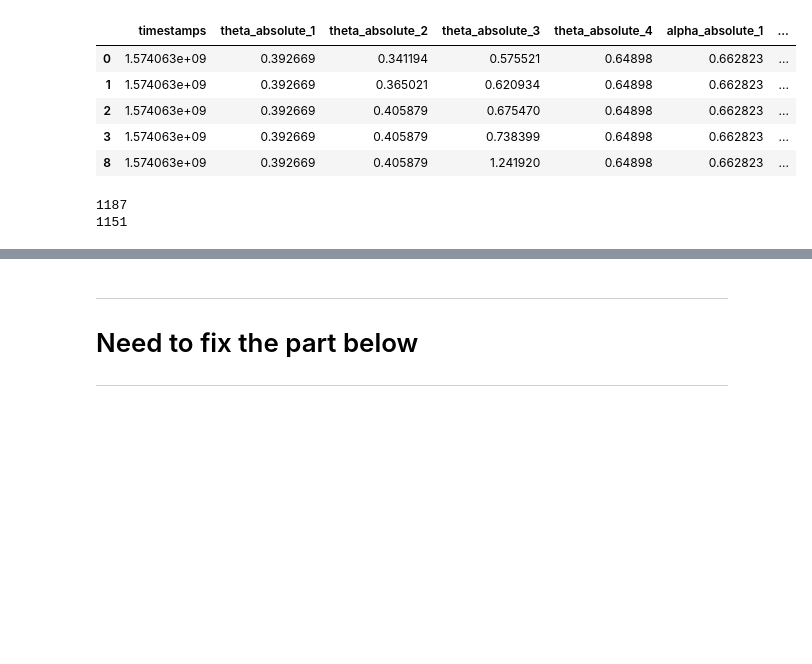
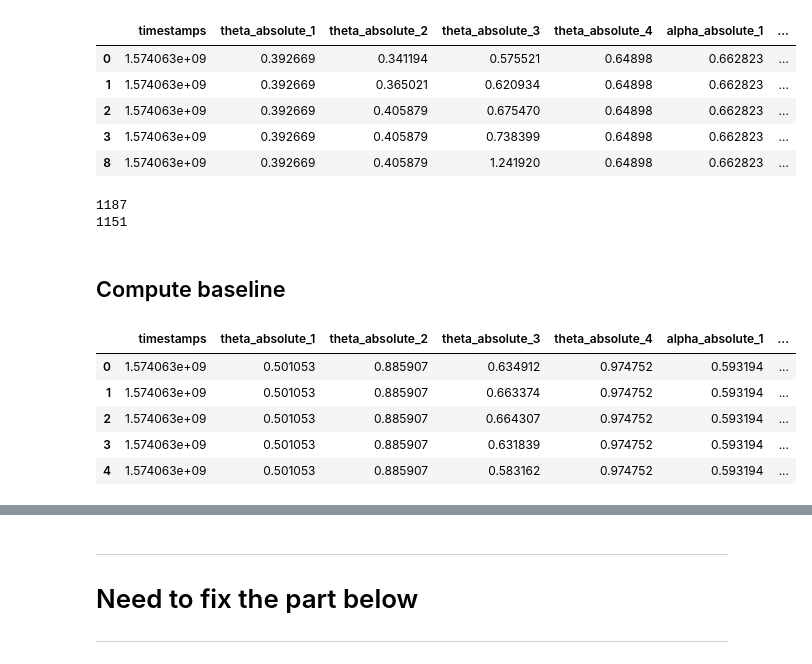
Before and after one commit to kathriwa/HASE19_Music_Project, a Jupyter notebook: eeg_analysis.ipynb, the cells around one changed output, grey strips where cells are left out. Drawn from its saved outputs; the diff is of its cells as text; code cells hidden in the pictures; blank space fills up the shorter version.

Commit message:
Put data loading and cleaning in functions and add baseline calculation

```diff
--- a/eeg_analysis.ipynb
+++ b/eeg_analysis.ipynb
@@ -56,5 +36,10 @@ To be able to remove values with bad signal quality. Timestamp will be the media
 # %%
-df_clean = df_clean.groupby(np.arange(len(df_clean)) // 5).agg({'timestamps':'median',
+def load_and_clean_file(path_to_file, filename):
+    df = pd.read_csv(path_to_file + filename)
+    # Remove unnecessary columns and drop empty rows
+    df_clean = df[[col for col in cols]].dropna(thresh=2).reset_index(drop=True)
+    # Group every 5 rows together to one row
+    df_clean = df_clean.groupby(np.arange(len(df_clean)) // 5).agg({'timestamps':'mean',
                                                                 'theta_absolute_1':'mean',
                                                                 'theta_absolute_2':'mean',
                                                                 'theta_absolute_3':'mean',
@@ -73,5 +58,8 @@ df_clean = df_clean.groupby(np.arange(len(df_clean)) // 5).agg({'timestamps':'me
                                                                 'hsi_precision_3': 'mean',
                                                                 'hsi_precision_4': 'mean'
                                                                })
+    # remove rows with bad signal
+    df_good_signal = df_clean[(df_clean.hsi_precision_1 < 3) & (df_clean.hsi_precision_2 < 3) &
+                          (df_clean.hsi_precision_3 < 3) & (df_clean.hsi_precision_4 < 3)]
 
-df_clean.head(10)
+    return df_good_signal
@@ -106,3 +82,20 @@ print(len(df_good_signal))
 # %% [output]
 1187
 1151
+# %% [markdown]
+## Compute baseline
+# %%
+# Find timestamps for last minute of recording
+begin_last_min = max(df_good_signal.timestamps) - 60
+# find index of first instance within that minute
+begin_idx = (df_good_signal.timestamps.values >= begin_last_min).argmax()
+# Split dataframe
+df_min2 = df_good_signal.iloc[begin_idx:].reset_index(drop=True)
+df_min2.head()
+# %% [output]
+|  | timestamps | theta_absolute_1 | theta_absolute_2 | theta_absolute_3 | theta_absolute_4 | alpha_absolute_1 | ... |
+| 0 | 1.574063e+09 | 0.501053 | 0.885907 | 0.634912 | 0.974752 | 0.593194 | ... |
+| 1 | 1.574063e+09 | 0.501053 | 0.885907 | 0.663374 | 0.974752 | 0.593194 | ... |
+| 2 | 1.574063e+09 | 0.501053 | 0.885907 | 0.664307 | 0.974752 | 0.593194 | ... |
+| 3 | 1.574063e+09 | 0.501053 | 0.885907 | 0.631839 | 0.974752 | 0.593194 | ... |
+| 4 | 1.574063e+09 | 0.501053 | 0.885907 | 0.583162 | 0.974752 | 0.593194 | ... |
```
Also changed, not shown: parts of 12 cells of this notebook.
